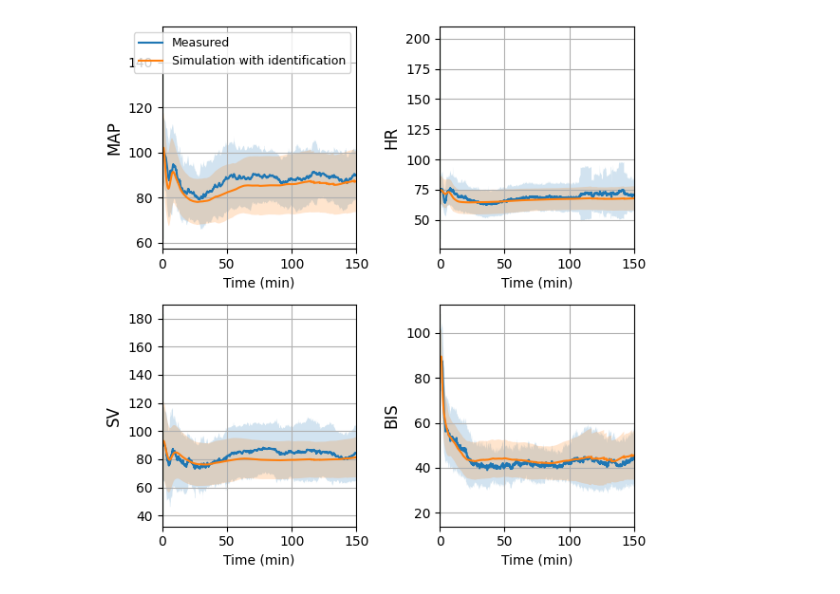
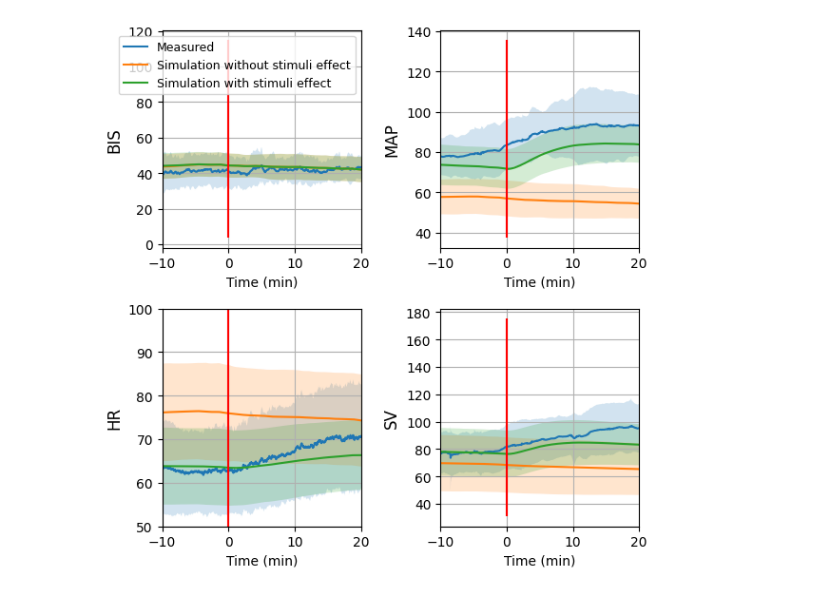
Before and after one commit to AnesthesiaSimulation/stimuli_effect_identification, a Jupyter notebook: example/compare_stimuli.ipynb, the cells around one changed output. Drawn from its saved outputs; the diff is of its cells as text; code cells hidden in the pictures.

```diff
--- a/example/compare_stimuli.ipynb
+++ b/example/compare_stimuli.ipynb
@@ -11,4 +9,6 @@ data_measure.rename(columns={'opstart': 'surgery_time'}, inplace=True)
 data_measure.intubation_time = (data_measure.intubation_time - 2*60).clip(0, 6000) # from end to start of intubation
 data_measure['Propofol'] = data_measure['Propofol']*20/3600
 data_measure['Remifentanil'] = data_measure['Remifentanil']*20/3600
+data_measure['TPR'] = (data_measure['MAP'] / (data_measure['HR'] * data_measure['SV'])).clip(0, 0.04)
+data_measure = data_measure.query('split == "test"').reset_index()
 # data_measure = data_measure.query('caseid < 600')
@@ -43,2 +15,6 @@ data_simu = pd.read_csv('data/simulated_vitaldb.csv')
+# %%
+data_simu_stimuli = pd.read_csv('data/simulated_vitaldb_test.csv')
+data_simu_no_stimuli = pd.read_csv('data/simulated_vitaldb_no_stimuli.csv')
 # %%
-data_simu = pd.merge(data_simu, data_measure[['caseid', 'Time', 'surgery_time', 'intubation_time']], on=['caseid', 'Time'])
+data_simu_stimuli = pd.merge(data_simu_stimuli, data_measure[['caseid', 'Time', 'surgery_time', 'intubation_time']], on=['caseid', 'Time'])
+data_simu_no_stimuli = pd.merge(data_simu_no_stimuli, data_measure[['caseid', 'Time', 'surgery_time', 'intubation_time']], on=['caseid', 'Time'])
@@ -52,35 +21,68 @@ data_measure['TPR'] = (data_measure['MAP'] / (data_measure['HR'] * data_measure[
 # %%
-signal_list = ['MAP', 'HR', 'SV', 'BIS']
-data_simu['Time_aligned'] = data_simu['Time']# - data_simu['intubation_time']
-data_measure['Time_aligned'] = data_measure['Time']# - data_measure['intubation_time']
-# data_simu = data_simu.query("(Time_aligned>= -5*60) & (Time_aligned <=20*60)").copy()
-# data_measure = data_measure.query("(Time_aligned>= -5*60) & (Time_aligned <=20*60)").copy()
+signal_list = ['BIS', 'MAP', 'HR', 'SV']
+median_intub_time = data_simu_stimuli['intubation_time'].median()/60
+median_surg_time = data_simu_stimuli['surgery_time'].median()/60
+
+zoom = 'surgery' #surgery, intub, all
+
+
+if zoom=='all':
+    data_simu_stimuli['Time_aligned'] = data_simu_stimuli['Time']
+    data_simu_no_stimuli['Time_aligned'] = data_simu_no_stimuli['Time']
+    data_measure['Time_aligned'] = data_measure['Time']
+if zoom=='intub':
+    data_simu_stimuli['Time_aligned'] = data_simu_stimuli['Time'] - data_simu_stimuli['intubation_time']
+    data_simu_no_stimuli['Time_aligned'] = data_simu_no_stimuli['Time'] - data_simu_no_stimuli['intubation_time']
+    data_measure['Time_aligned'] = data_measure['Time'] - data_measure['intubation_time']
+if zoom=='surgery':
+    data_simu_stimuli['Time_aligned'] = data_simu_stimuli['Time'] - data_simu_stimuli['surgery_time']
+    data_simu_no_stimuli['Time_aligned'] = data_simu_no_stimuli['Time'] - data_simu_no_stimuli['surgery_time']
+    data_measure['Time_aligned'] = data_measure['Time'] - data_measure['surgery_time']
+
+end_time_min = data_measure.groupby('caseid').Time.max().min()
+
 plt.figure(figsize=(6,6))
 for i, signal in enumerate(signal_list):
     plt.subplot(2,2,i+1)
     y_measure = data_measure.groupby("Time_aligned")[signal].mean().reset_index()
     y_measure_std = data_measure.groupby("Time_aligned")[signal].std().reset_index()
-    y_dist = data_simu.groupby("Time_aligned")[signal].mean().reset_index()
-    y_dist_std = data_simu.groupby("Time_aligned")[signal].std().reset_index()
+    y_dist = data_simu_stimuli.groupby("Time_aligned")[signal].mean().reset_index()
+    y_dist_std = data_simu_stimuli.groupby("Time_aligned")[signal].std().reset_index()
+    y_no_stim = data_simu_no_stimuli.groupby("Time_aligned")[signal].mean().reset_index()
+    y_no_stim_std = data_simu_no_stimuli.groupby("Time_aligned")[signal].std().reset_index()
     x = y_measure['Time_aligned'].values/60
     plt.plot(x, y_measure[f"{signal}"].values, label='Measured')
     plt.fill_between(x, y_measure[f"{signal}"].values-y_measure_std[f"{signal}"].values, y_measure[f"{signal}"].values+y_measure_std[f"{signal}"].values
     , alpha = 0.2)
-    plt.plot(x, y_dist[signal].values, label='Simulation with identification')
+    plt.plot(x, y_no_stim[signal].values, label='Simulation without stimuli effect')
+    plt.fill_between(x, y_no_stim[signal].values-y_no_stim_std[signal].values, y_no_stim[signal].values+y_no_stim_std[signal].values
+    , alpha = 0.2)
+    plt.plot(x, y_dist[signal].values, label='Simulation with stimuli effect')
     plt.fill_between(x, y_dist[signal].values-y_dist_std[signal].values, y_dist[signal].values+y_dist_std[signal].values
     , alpha = 0.2)
     y_lim = plt.gca().get_ylim()
-    plt.vlines(0,y_lim[0], y_lim[1], 'g')
+    if zoom == 'all':
+        plt.vlines(median_intub_time,y_lim[0], y_lim[1], 'g')
+        plt.vlines(median_surg_time,y_lim[0], y_lim[1], 'r')
+    if zoom=='intub':
+        plt.vlines(0,y_lim[0], y_lim[1], 'g')
+    if zoom=='surgery':
+        plt.vlines(0,y_lim[0], y_lim[1], 'r')
     plt.grid()
     plt.ylabel(signal, fontsize=12)
-    # if signal=='HR':
-        # plt.ylim(50,100)
+    if signal=='HR':
+        plt.ylim(50,100)
     if i==0:
         plt.legend(fontsize=9)
     plt.xlabel('Time (min)')
-    plt.xlim([0,150])
+    if zoom == 'all':
+        plt.xlim([0,end_time_min/60])
+    if zoom == 'intub':
+        plt.xlim([-5, 20])
+    if zoom == 'surgery':
+        plt.xlim([-10, 20])
 plt.tight_layout()
-# plt.savefig('output/dist_intub.pdf', dpi=300)
+plt.savefig(f'output/dist_{zoom}.pdf', dpi=300)
 plt.show()
 # %% [output]
-[figure, old version]
+[figure, new version]
```
Also changed, not shown: parts of 6 cells of this notebook, 9 other files.
